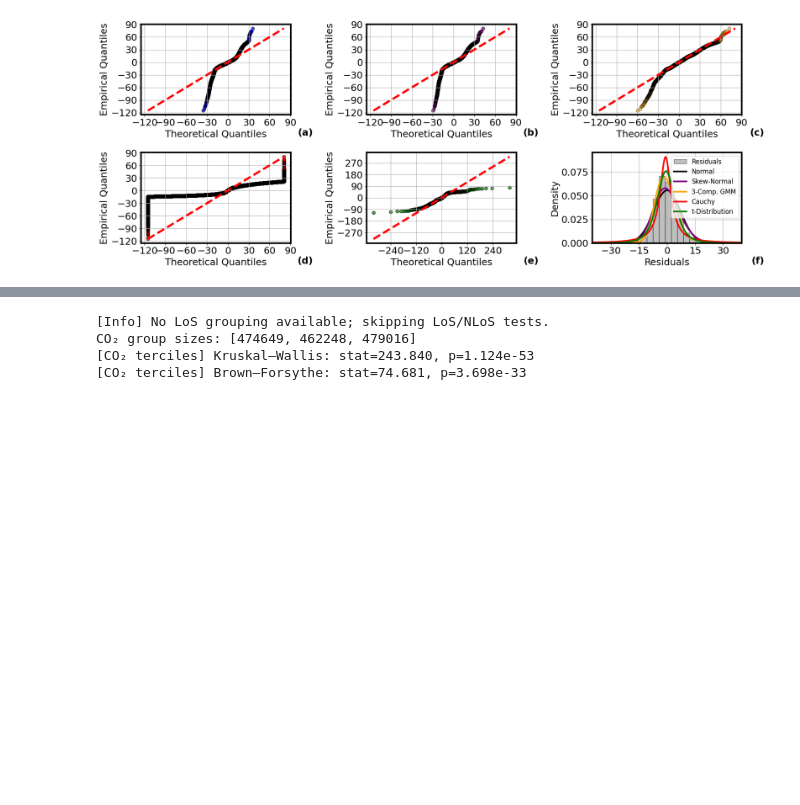
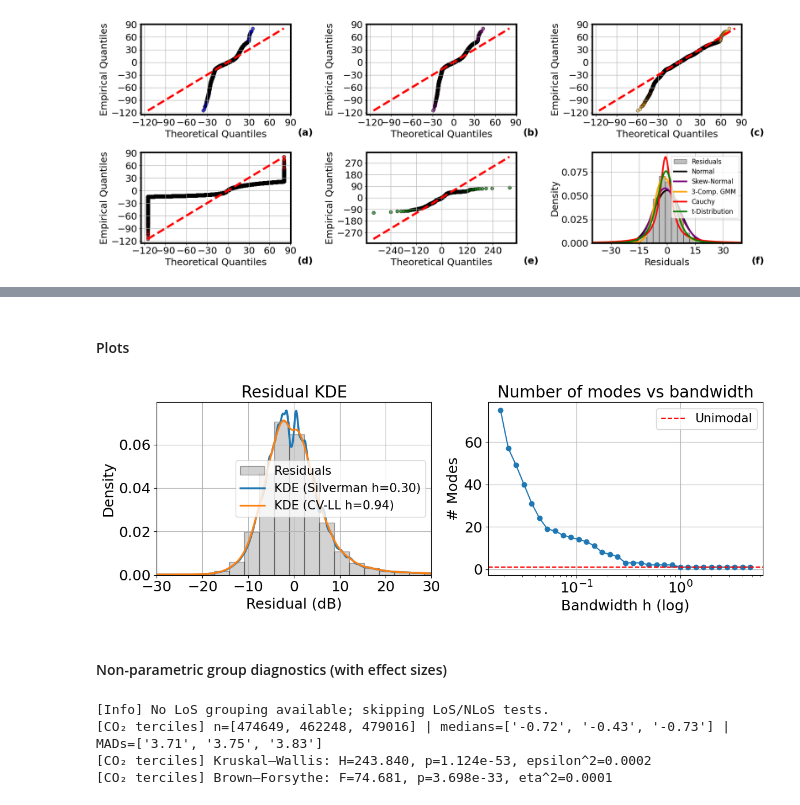
Before and after one commit to nahshonmokua/LoRaWAN-Indoor-PL-parametrics, a Jupyter notebook: Shadow fading trials.ipynb, the cells around one changed output, grey strips where cells are left out. Cells and saved outputs as stored; diff of their text form; code cells hidden in the pictures; blank space fills up the shorter version.

```diff
--- a/Shadow fading trials.ipynb
+++ b/Shadow fading trials.ipynb
@@ -552,20 +708,66 @@ plt.grid(True); plt.legend(); plt.show()
+# %% [markdown]
+#### Plots
+# %%
+fig, axes = plt.subplots(1, 2, figsize=(12, 4.5))
+
+# Left: KDE
+axes[0].hist(x, bins=60, density=True, alpha=0.35, color='grey', edgecolor='black', label='Residuals')
+axes[0].plot(x_grid, y_silv, lw=2.5, label=f'KDE (Silverman h={h_silv:.2f})')
+axes[0].plot(x_grid, y_cvll, lw=2.3, label=f'KDE (CV-LL h={h_cvll:.2f})')
+axes[0].set_xlim(x_grid[0], x_grid[-1])
+axes[0].set_title('Residual KDE')
+axes[0].set_xlabel('Residual (dB)'); axes[0].set_ylabel('Density')
+axes[0].grid(True); axes[0].legend()
+
+# Right: modes vs bandwidth
+axes[1].plot(hs, ms, marker='o')
+axes[1].axhline(1, color='r', ls='--', lw=1.5, label='Unimodal')
+axes[1].set_xscale('log')
+axes[1].set_title('Number of modes vs bandwidth')
+axes[1].set_xlabel('Bandwidth h (log)'); axes[1].set_ylabel('# Modes')
+axes[1].grid(True); axes[1].legend()
+
+plt.tight_layout()
+plt.savefig('../Extended Parametric Regression Files+Plots/residual_kde__and__modes_vs_bw__side_by_side.png', dpi=1500)
+plt.show()
+# %% [output]
+[figure, added]
+# %% [markdown]
+####  Non-parametric group diagnostics (with effect sizes)
 # %%
-# ============================== Non-parametric group diagnostics ==============================
+def _mad(a: np.ndarray) -> float:
+    m = np.median(a)
+    return float(np.median(np.abs(a - m)))
 
 def print_kw_bf(name, groups):
-    # Kruskal–Wallis (medians)
+    groups = [np.asarray(g, float).ravel() for g in groups]
+    sizes = [g.size for g in groups]
+    N = sum(sizes); k = len(groups)
+
+    # Kruskal–Wallis (location)
     kw_stat, kw_p = kruskal(*groups)
-    # Brown–Forsythe (median-centered Levene)
+    # epsilon-squared effect size for KW
+    kw_eps2 = max(0.0, (kw_stat - (k - 1)) / (N - k)) if N > k else np.nan
+
+    # Brown–Forsythe (scale; Levene centered at median)
     bf_stat, bf_p = levene(*groups, center='median')
-    print(f"[{name}] Kruskal–Wallis: stat={kw_stat:.3f}, p={kw_p:.3e}")
-    print(f"[{name}] Brown–Forsythe: stat={bf_stat:.3f}, p={bf_p:.3e}")
+    # eta-squared for BF/ANOVA-style F with df1=k-1, df2=N-k
+    df1, df2 = k - 1, N - k
+    bf_eta2 = (bf_stat * df1) / (bf_stat * df1 + df2) if (df1 > 0 and df2 > 0) else np.nan
+
+    # robust summaries
+    meds = [np.median(g) for g in groups]
+    mads = [_mad(g) for g in groups]
+
+    print(f"[{name}] n={sizes} | medians={['%.2f'%v for v in meds]} | MADs={['%.2f'%v for v in mads]}")
+    print(f"[{name}] Kruskal–Wallis: H={kw_stat:.3f}, p={kw_p:.3e}, epsilon^2={kw_eps2:.4f}")
+    print(f"[{name}] Brown–Forsythe: F={bf_stat:.3f}, p={bf_p:.3e}, eta^2={bf_eta2:.4f}")
 
 # 1) LoS vs NLoS
-if los_labels is not None:
+if 'los_labels' in globals() and (los_labels is not None):
     g_los  = residuals[los_labels == "LOS"].values
     g_nlos = residuals[los_labels == "NLOS"].values
     if g_los.size > 0 and g_nlos.size > 0:
-        print(f"LoS count={g_los.size}, NLoS count={g_nlos.size}")
         print_kw_bf("LoS vs NLoS", [g_los, g_nlos])
     else:
         print("[Info] LoS/NLoS groups not sufficiently populated; skipping.")
@@ -573,14 +775,13 @@ else:
     print("[Info] No LoS grouping available; skipping LoS/NLoS tests.")
 
 # 2) CO₂ terciles (optional)
-if ENABLE_CO2_ANALYSIS and (col_co2 is not None):
+if 'ENABLE_CO2_ANALYSIS' in globals() and ENABLE_CO2_ANALYSIS and ('col_co2' in globals()) and (col_co2 is not None):
     q33, q66 = df_res[col_co2].quantile([0.33, 0.66]).values
     bins = [-np.inf, q33, q66, np.inf]
     labels = ["Low CO2", "Mid CO2", "High CO2"]
     co2_bin = pd.cut(df_res[col_co2], bins=bins, labels=labels)
     groups = [residuals[co2_bin == lab].values for lab in labels]
     if all(g.size > 0 for g in groups):
-        print(f"CO₂ group sizes: {[g.size for g in groups]}")
         print_kw_bf("CO₂ terciles", groups)
     else:
         print("[Info] CO₂ tercile groups not sufficiently populated; skipping.")
@@ -588,6 +789,6 @@ else:
     print("[Info] CO₂ analysis disabled or CO₂ column missing; skipping.")
 # %% [output]
 [Info] No LoS grouping available; skipping LoS/NLoS tests.
-CO₂ group sizes: [474649, 462248, 479016]
-[CO₂ terciles] Kruskal–Wallis: stat=243.840, p=1.124e-53
-[CO₂ terciles] Brown–Forsythe: stat=74.681, p=3.698e-33
+[CO₂ terciles] n=[474649, 462248, 479016] | medians=['-0.72', '-0.43', '-0.73'] | MADs=['3.71', '3.75', '3.83']
+[CO₂ terciles] Kruskal–Wallis: H=243.840, p=1.124e-53, epsilon^2=0.0002
+[CO₂ terciles] Brown–Forsythe: F=74.681, p=3.698e-33, eta^2=0.0001
```
Also changed, not shown: parts of 18 cells of this notebook, 1 other file.
